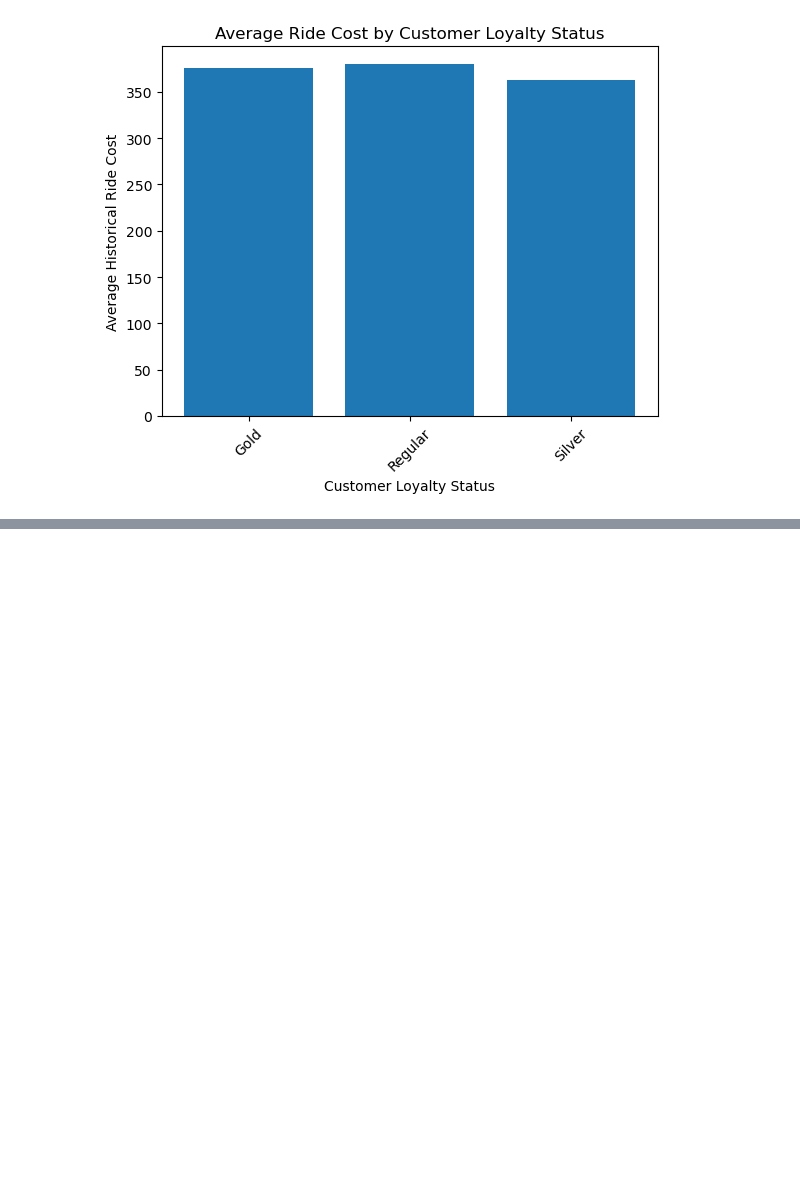
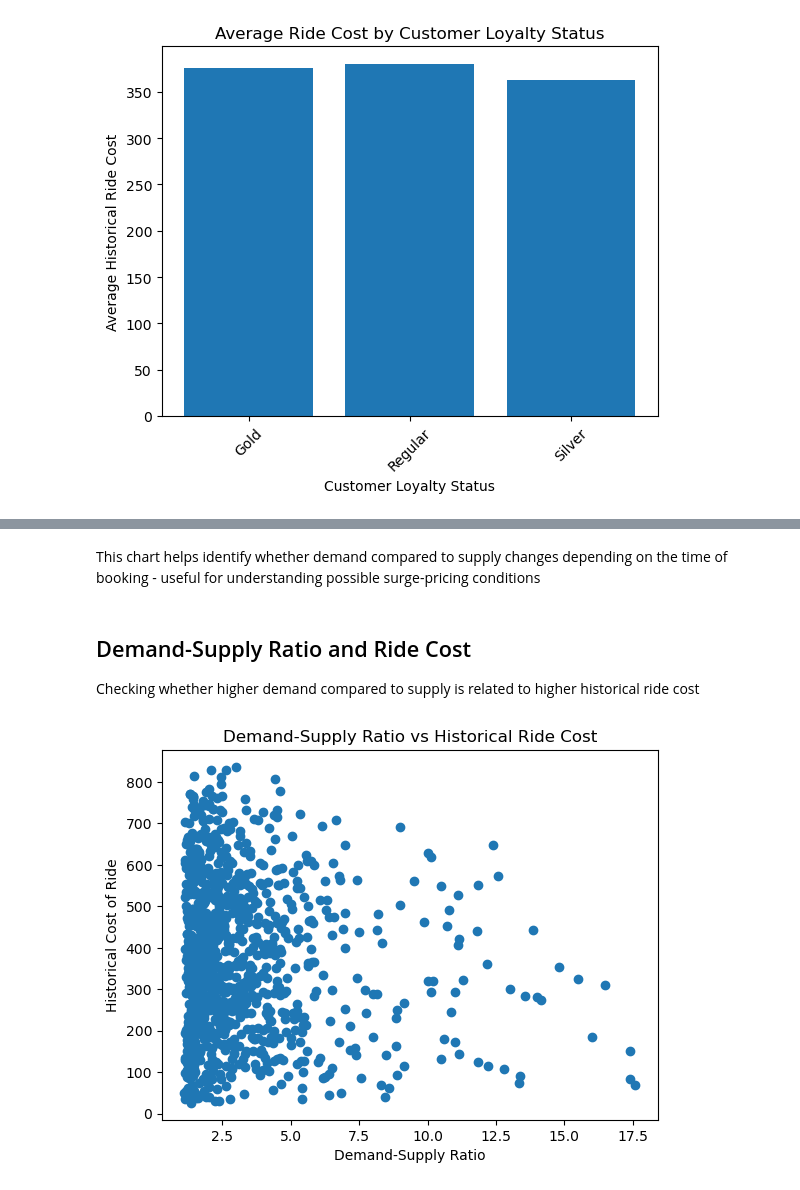
Before and after one commit to victoriabotezatu/dynamic-pricing-project, a Jupyter notebook: Notebooks /02_eda.ipynb, the cells around one changed output, grey strips where cells are left out. Drawn from its saved outputs; the diff is of its cells as text; code cells hidden in the pictures; blank space fills up the shorter version.

```diff
--- a/Notebooks /02_eda.ipynb
+++ b/Notebooks /02_eda.ipynb
@@ -239,0 +307,15 @@ plt.show()
+# %% [markdown]
+This chart helps identify whether demand compared to supply changes depending on the time of booking - useful for understanding possible surge-pricing conditions
+# %% [markdown]
+## Demand-Supply Ratio and Ride Cost
+
+Checking whether higher demand compared to supply is related to higher historical ride cost
+# %%
+plt.scatter(df["Demand_Supply_Ratio"], df["Historical_Cost_of_Ride"])
+
+plt.title("Demand-Supply Ratio vs Historical Ride Cost")
+plt.xlabel("Demand-Supply Ratio")
+plt.ylabel("Historical Cost of Ride")
+plt.show()
+# %% [output]
+[figure, added]
```
Also changed, not shown: parts of 11 cells of this notebook.
